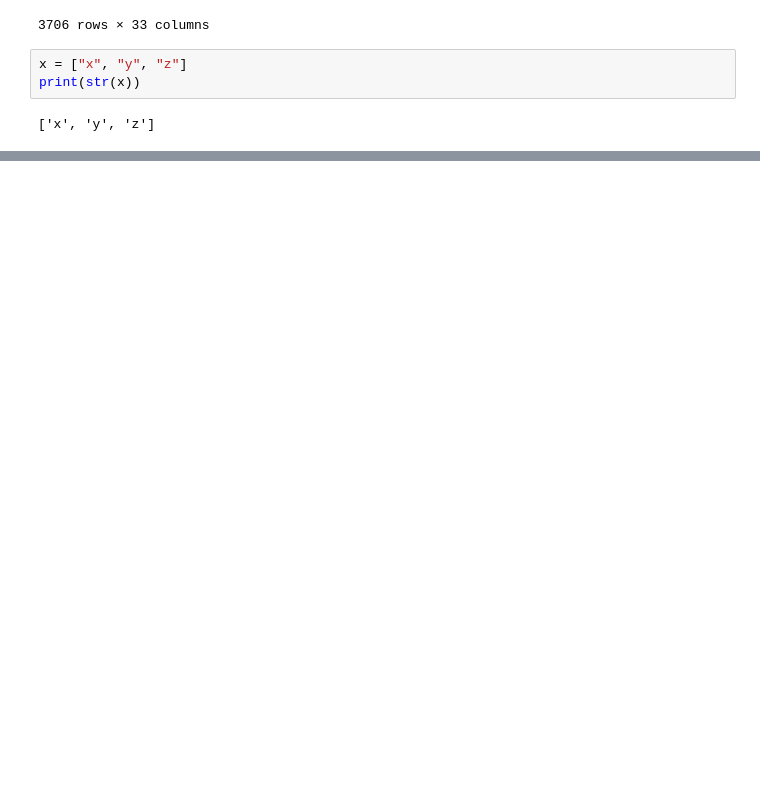
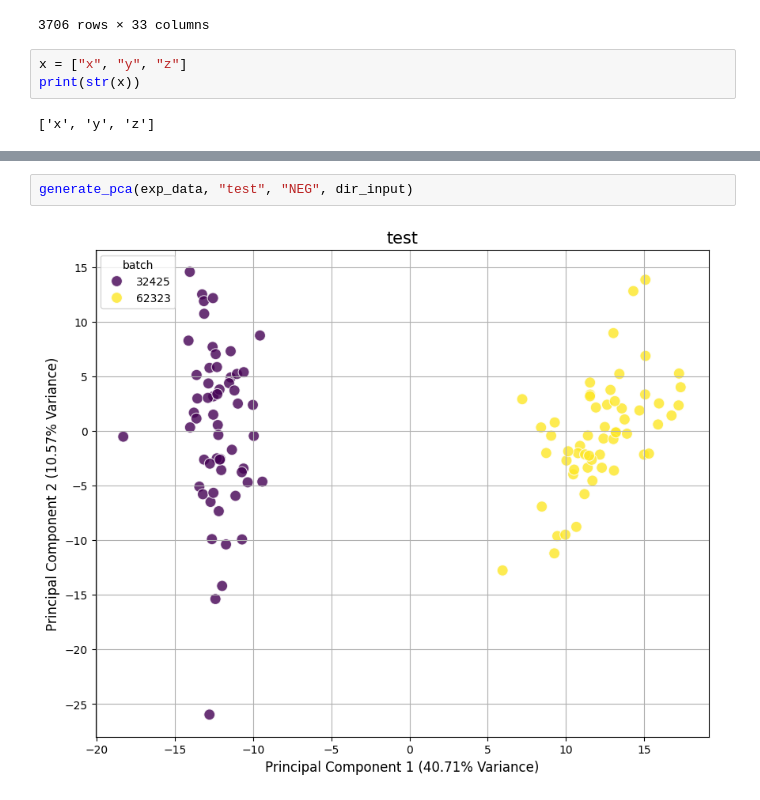
Before and after one commit to spiekos/PiekosLab, a Jupyter notebook: kaylaxu/test.MTBL_datacleaning.ipynb, the cells around one changed output, grey strips where cells are left out. Drawn from its saved outputs; the diff is of its cells as text; blank space fills up the shorter version.

```diff
--- a/kaylaxu/test.MTBL_datacleaning.ipynb
+++ b/kaylaxu/test.MTBL_datacleaning.ipynb
@@ -1167,0 +1859,4 @@ print(str(x))
+# %%
+generate_pca(exp_data, "test", "NEG", dir_input)
+# %% [output]
+[figure, added]
```
Also changed, not shown: parts of 16 cells of this notebook, 2 other files.
